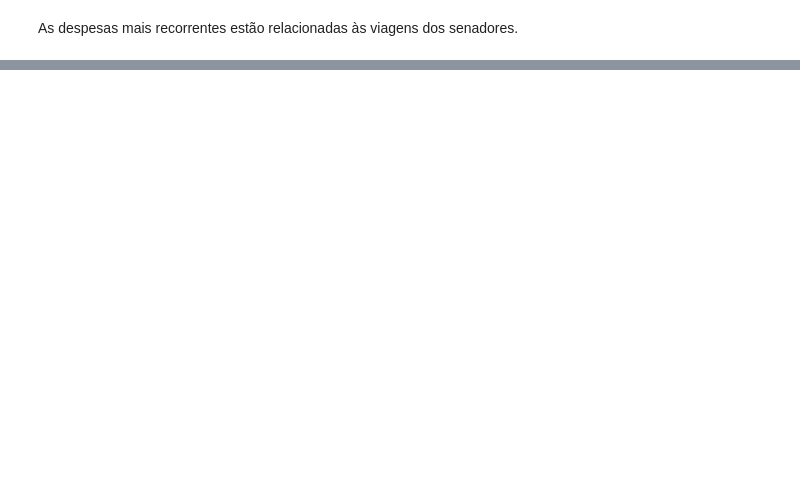
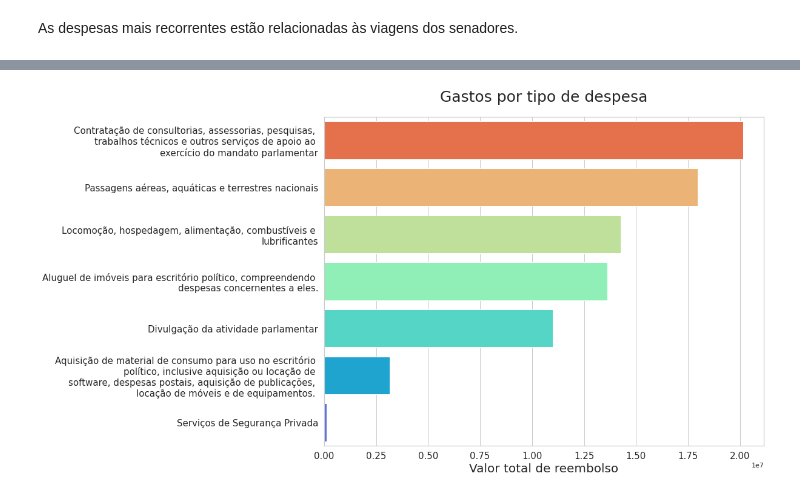
Before and after one commit to Tathy/Pesquisa-reembolsos-CEAPS, a Jupyter notebook: Pesquisa_sobre_dados_do_CEAPS.ipynb, the cells around one changed output, grey strips where cells are left out. Saved outputs shown, nothing was run; the diff lists cells and outputs as text; code cells hidden in the pictures; blank space fills up the shorter version.

```diff
--- a/Pesquisa_sobre_dados_do_CEAPS.ipynb
+++ b/Pesquisa_sobre_dados_do_CEAPS.ipynb
@@ -314,0 +333,4 @@ As despesas mais recorrentes estão relacionadas às viagens dos senadores.
+# %%
+valor_despesas = dados_ceaps.groupby("TIPO_DESPESA").sum()
+valor_despesas = valor_despesas.reset_index()
+valor_despesas = valor_despesas[["TIPO_DESPESA", "VALOR_REEMBOLSADO"]].rename(columns = {"TIPO_DESPESA":'tipo_despesa', "VALOR_REEMBOLSADO":'valor_total_reembolso'}).sort_values(by = 'valor_total_reembolso', ascending = False)
@@ -314,0 +348,5 @@ As despesas mais recorrentes estão relacionadas às viagens dos senadores.
+# %%
+plota_barras_horizontais(valor_despesas, x = 'valor_total_reembolso', y = 'tipo_despesa', palette = 'rainbow_r',
+                            titulo = "Gastos por tipo de despesa", xlabel = "Valor total de reembolso")
+# %% [output]
+[figure, added]
```
Also changed, not shown: parts of 6 cells of this notebook.
